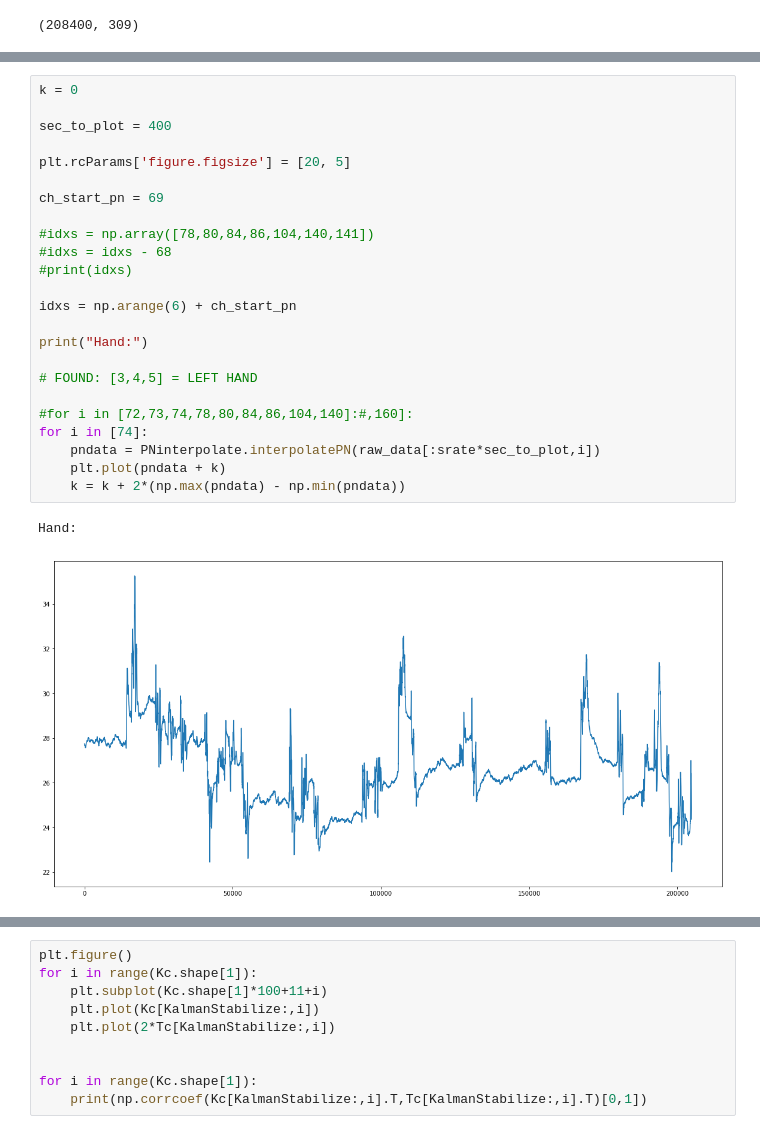
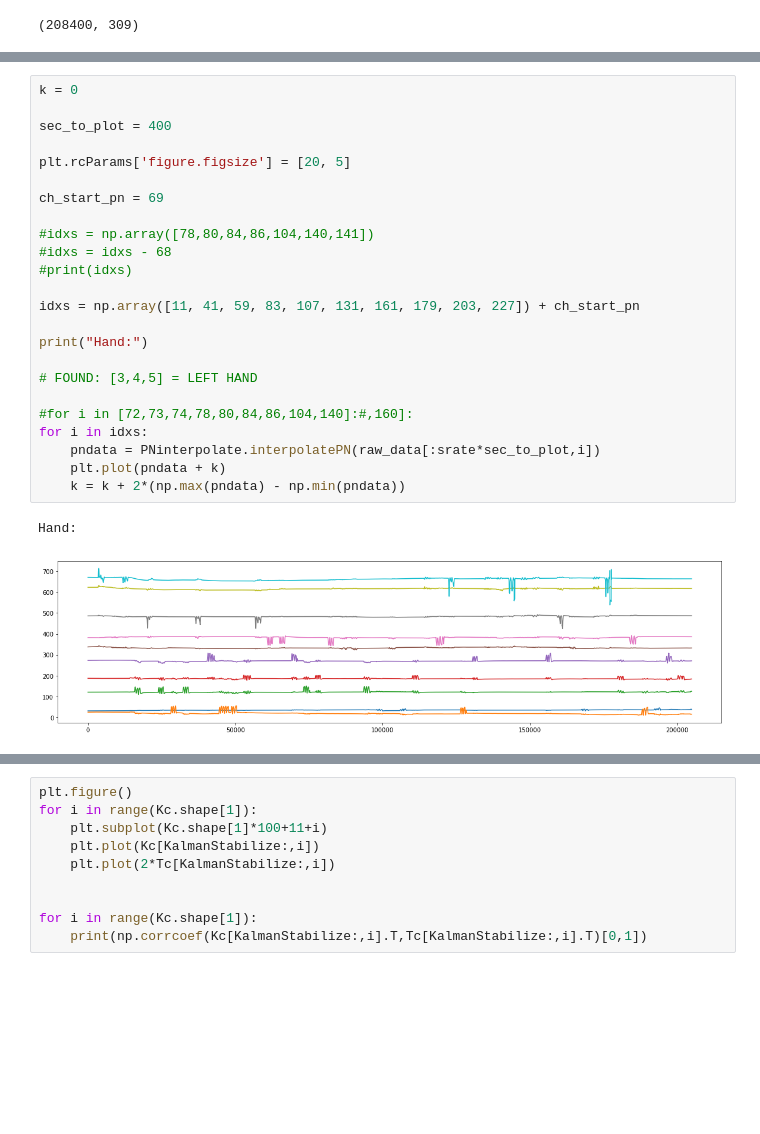
Before and after one commit to voxxys/nfb, a Jupyter notebook: utils/da/fingers.ipynb, the cells around one changed output, grey strips where cells are left out. Saved outputs shown, nothing was run; the diff lists cells and outputs as text; blank space fills up the shorter version.

```diff
--- a/utils/da/fingers.ipynb
+++ b/utils/da/fingers.ipynb
@@ -89,27 +87,27 @@ array([68, 69, 70, 71, 72, 73])
 # %%
 k = 0
 
 sec_to_plot = 400
 
 plt.rcParams['figure.figsize'] = [20, 5]
 
 ch_start_pn = 69
 
 #idxs = np.array([78,80,84,86,104,140,141])
 #idxs = idxs - 68
 #print(idxs)
 
-idxs = np.arange(6) + ch_start_pn
+idxs = np.array([11, 41, 59, 83, 107, 131, 161, 179, 203, 227]) + ch_start_pn
 
 print("Hand:")
 
 # FOUND: [3,4,5] = LEFT HAND
 
 #for i in [72,73,74,78,80,84,86,104,140]:#,160]:
-for i in [74]:
+for i in idxs:
     pndata = PNinterpolate.interpolatePN(raw_data[:srate*sec_to_plot,i])
     plt.plot(pndata + k)
     k = k + 2*(np.max(pndata) - np.min(pndata))
 # %% [output]
 Hand:
-[figure, old version]
+[figure, new version]
```
Also changed, not shown: parts of 10 cells of this notebook, 9 other files.
